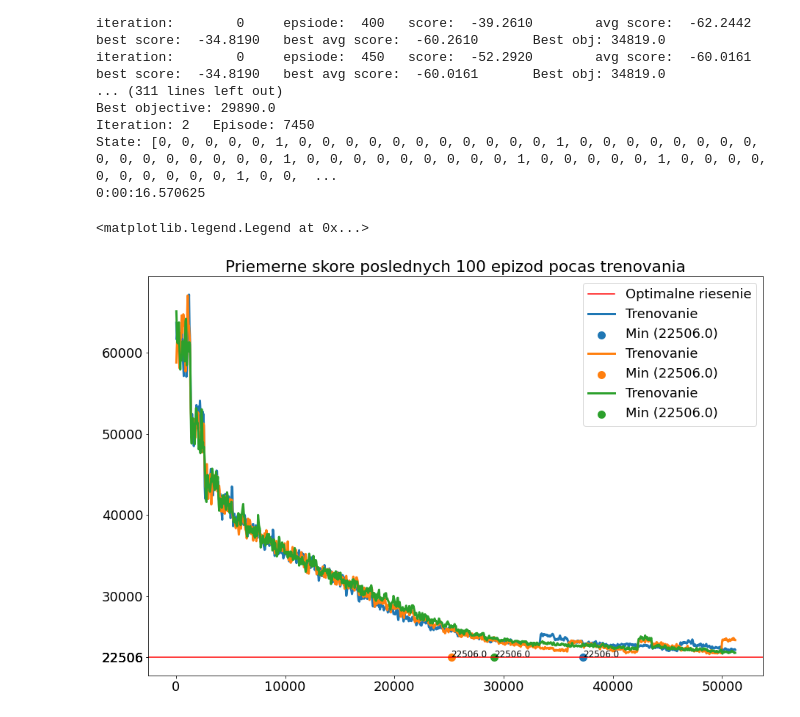
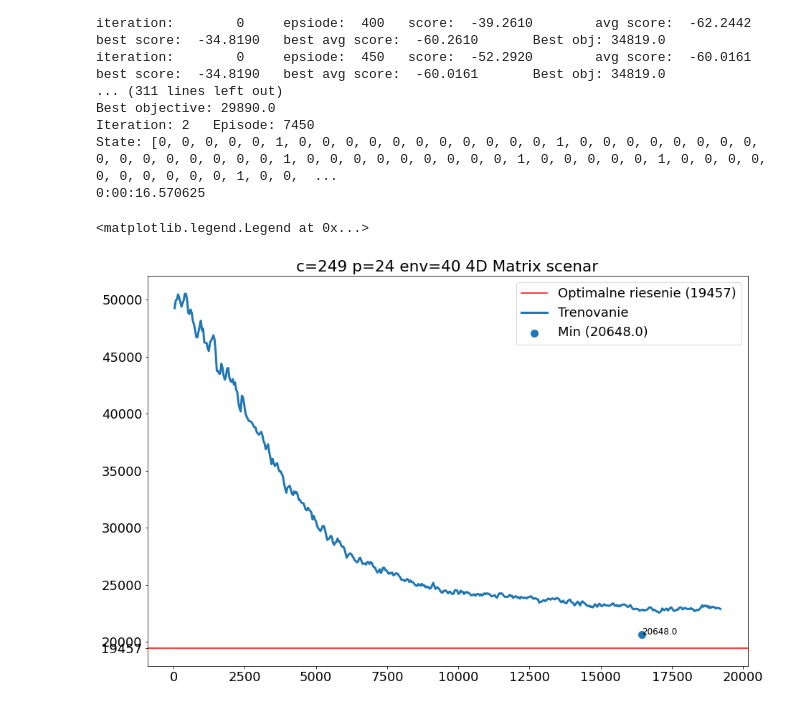
Before and after one commit to Ed-zo/rl-optimization, a Jupyter notebook: notebook.ipynb, the cells around one changed output. Saved outputs shown, nothing was run; the diff lists cells and outputs as text; code cells hidden in the pictures.

```diff
--- a/notebook.ipynb
+++ b/notebook.ipynb
@@ -89,27 +89,27 @@ State: [0, 0, 0, 0, 0, 1, 0, 0, 0, 0, 0, 0, 0, 0, 0, 0, 0, 1, 0, 0, 0, 0, 0, 0,
 # %%
 import pandas as pd
 import matplotlib.pyplot as plt
 import json
 from pylab import rcParams
 rcParams['figure.figsize'] = 15, 10
 rcParams.update({'font.size': 18})
 
-optimal = 22506
-plt.title('Priemerne skore poslednych 100 epizod pocas trenovania')
-plt.axhline(y=optimal, color='r', label='Optimalne riesenie')
-for i in range(3):
+optimalne = 19457
+plt.title(f'c=249 p=24 env=40 4D Matrix scenar')
+plt.axhline(y=optimalne, color='r', label=f'Optimalne riesenie ({optimalne})')
+for i in range(1):
     data = pd.read_csv(f'results/p_med_{i}.csv')
     d = data['avg_score'] * -100000
     plt.plot(data['episode'], d, linewidth=3, label=f'Trenovanie')
 
-    plt.yticks(list(plt.yticks()[0]) + [optimal])
+    plt.yticks(list(plt.yticks()[0]) + [optimalne])
 
     obj = json.load(open(f'results/p_med_{i}_result.json'))
 
     plt.scatter(obj['episode'], obj['best_obj'], linewidths=5, label=f'Min ({obj["best_obj"]})')
     plt.annotate(obj['best_obj'], (obj['episode'], obj['best_obj']), fontsize=12)
 
 plt.legend()
 # %% [output]
 <matplotlib.legend.Legend at 0x...>
-[figure, old version]
+[figure, new version]
```
Also changed, not shown: 2 other files.
